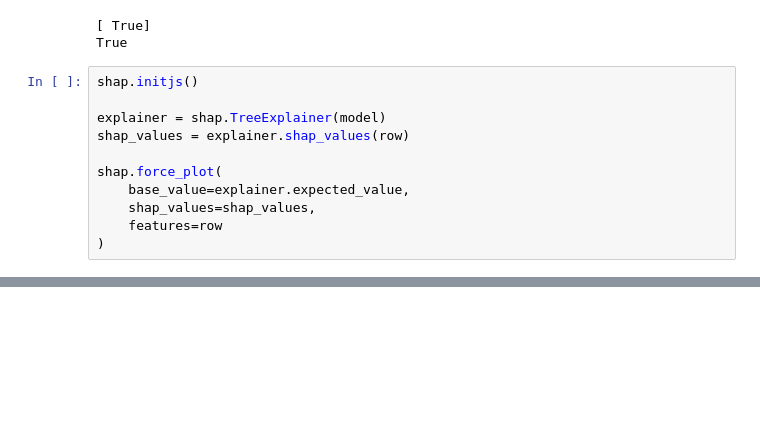
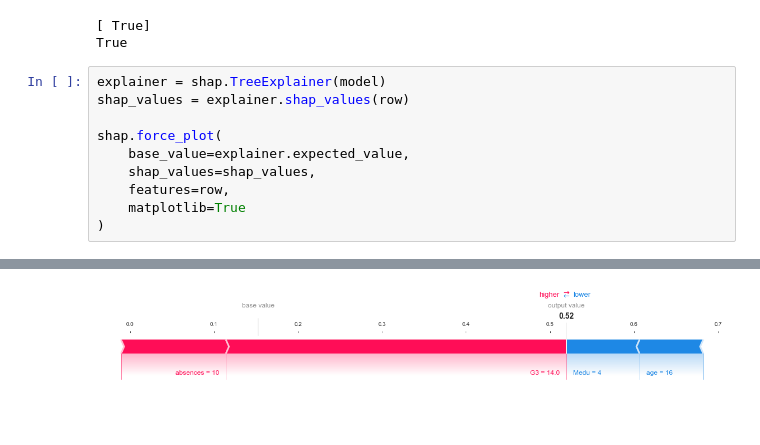
Before and after one commit to bloominstituteoftechnology/DS-Unit-2-Applied-Modeling, a Jupyter notebook: module4-model-interpretation/LS_DS_234_assignment.ipynb, the cells around one changed output, grey strips where cells are left out. Saved outputs shown, nothing was run; the diff lists cells and outputs as text; blank space fills up the shorter version.

```diff
--- a/module4-model-interpretation/LS_DS_234_assignment.ipynb
+++ b/module4-model-interpretation/LS_DS_234_assignment.ipynb
@@ -278,14 +286,13 @@ print(y_test.iloc[33])
 [ True]
 True
 # %%
-shap.initjs()
-
 explainer = shap.TreeExplainer(model)
 shap_values = explainer.shap_values(row)
 
 shap.force_plot(
     base_value=explainer.expected_value,
     shap_values=shap_values,
-    features=row
+    features=row,
+    matplotlib=True
 )
 # %% [output]
@@ -293,0 +299 @@ shap.force_plot(
+[figure, added]
```
Also changed, not shown: parts of 3 cells of this notebook.
